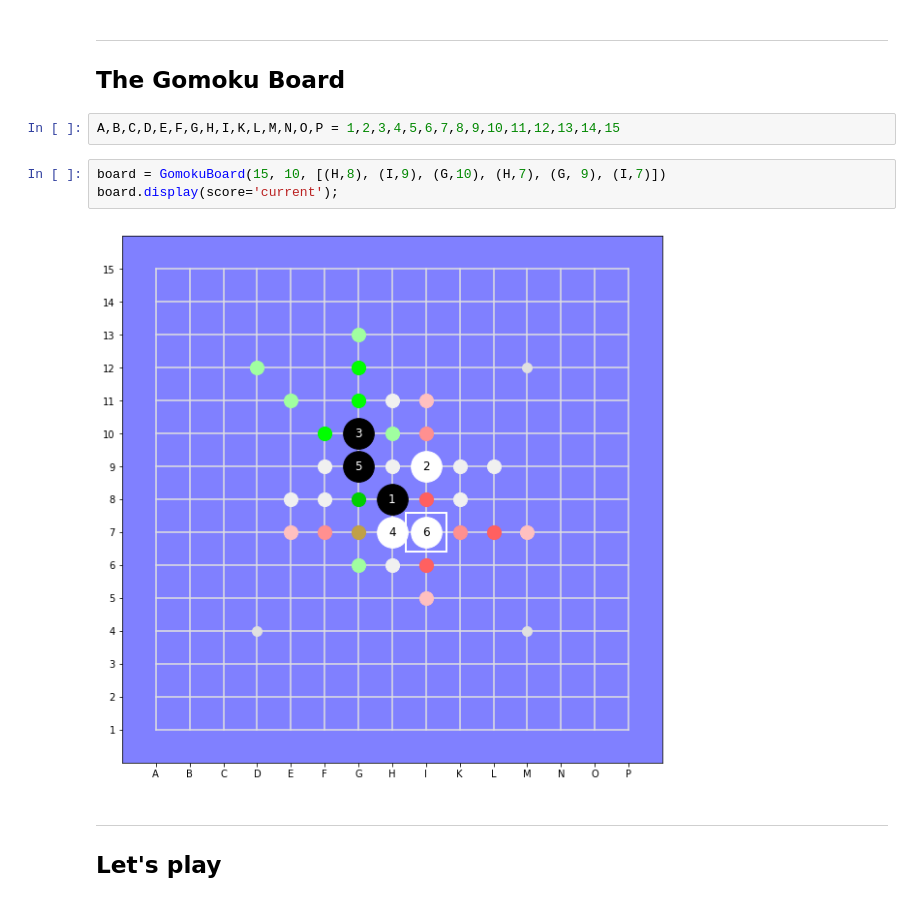
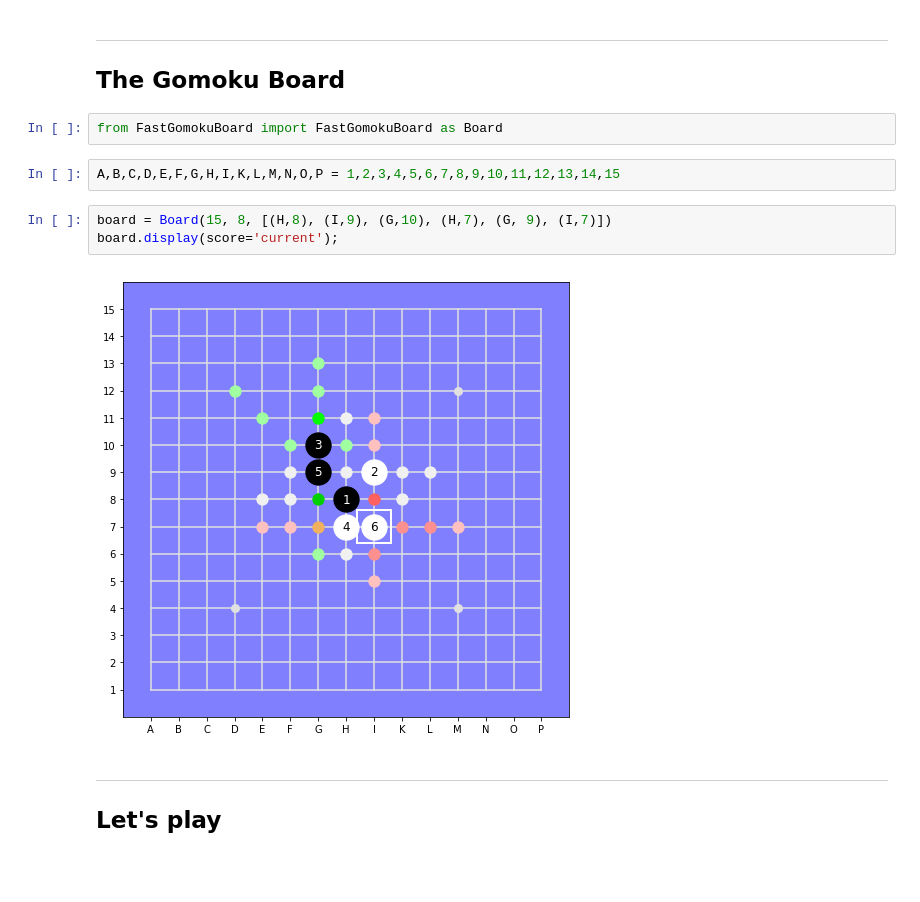
Before and after one commit to Project-Ellie/tutorials, a Jupyter notebook: other_stuff/DeepGomoku/GoMoku.ipynb, the cells around one changed output. Cells and saved outputs as stored; diff of their text form; blank space fills up the shorter version.

```diff
--- a/other_stuff/DeepGomoku/GoMoku.ipynb
+++ b/other_stuff/DeepGomoku/GoMoku.ipynb
@@ -69,13 +66,15 @@ h.total_score(n.as_bits())
 # %% [markdown]
 ---
 ## The Gomoku Board
+# %%
+from FastGomokuBoard import FastGomokuBoard as Board
 # %%
 A,B,C,D,E,F,G,H,I,K,L,M,N,O,P = 1,2,3,4,5,6,7,8,9,10,11,12,13,14,15
 # %%
-board = GomokuBoard(15, 10, [(H,8), (I,9), (G,10), (H,7), (G, 9), (I,7)])
+board = Board(15, 8, [(H,8), (I,9), (G,10), (H,7), (G, 9), (I,7)])
 board.display(score='current');
 # %% [output]
-[figure, old version]
+[figure, new version]
 # %% [markdown]
 ---
 ## Let's play
```
Also changed, not shown: parts of 4 cells of this notebook, 11 other files.
